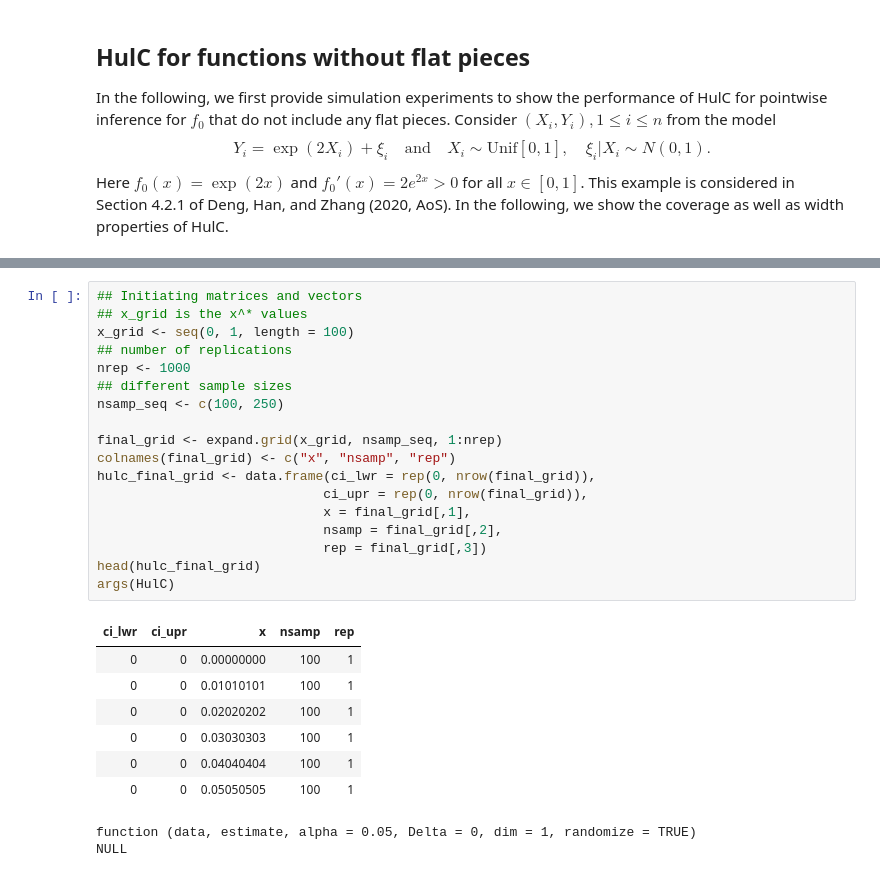
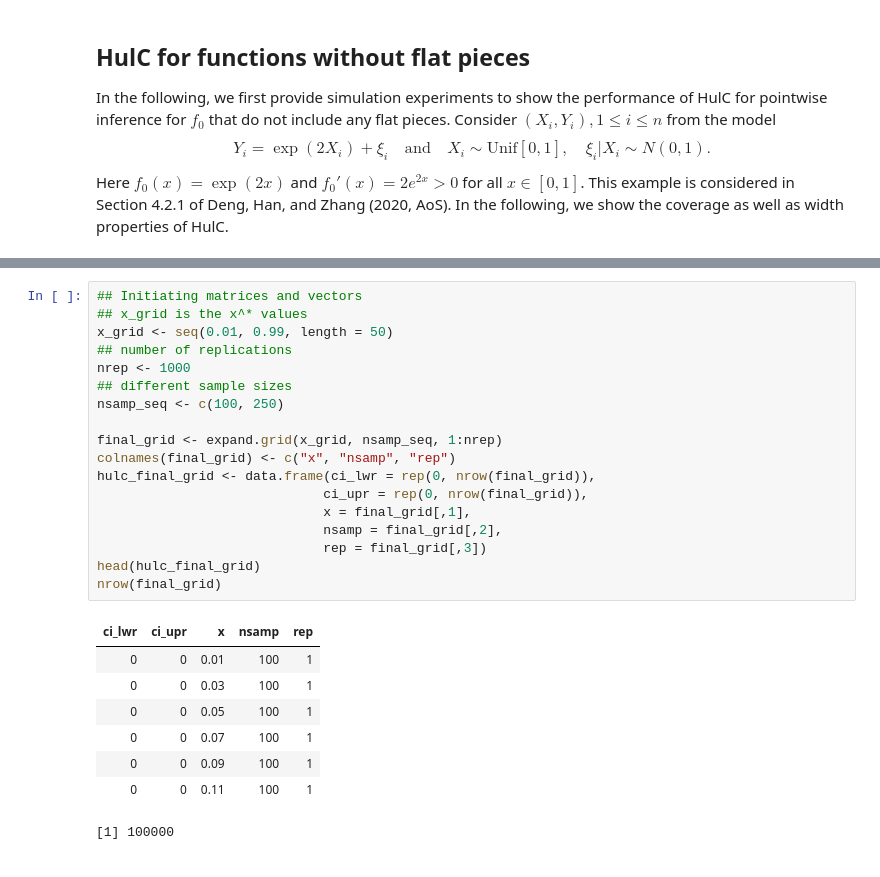
Before and after one commit to Arun-Kuchibhotla/HulC, a Jupyter notebook: R/HulC for Shape Constrained Regression.ipynb, the cells around one changed output, grey strips where cells are left out. Cells and saved outputs as stored; diff of their text form.

```diff
--- a/R/HulC for Shape Constrained Regression.ipynb
+++ b/R/HulC for Shape Constrained Regression.ipynb
@@ -129,31 +135,30 @@ ERROR: Error in B_low:B_up: NA/NaN argument
 # %%
 ## Initiating matrices and vectors
 ## x_grid is the x^* values
-x_grid <- seq(0, 1, length = 100)
+x_grid <- seq(0.01, 0.99, length = 50)
 ## number of replications
 nrep <- 1000
 ## different sample sizes
 nsamp_seq <- c(100, 250)
 
 final_grid <- expand.grid(x_grid, nsamp_seq, 1:nrep)
 colnames(final_grid) <- c("x", "nsamp", "rep")
 hulc_final_grid <- data.frame(ci_lwr = rep(0, nrow(final_grid)),
                              ci_upr = rep(0, nrow(final_grid)),
                              x = final_grid[,1],
                              nsamp = final_grid[,2],
                              rep = final_grid[,3])
 head(hulc_final_grid)
-args(HulC)
+nrow(final_grid)
 # %% [output]
 | ci_lwr | ci_upr | x | nsamp | rep |
-| 0 | 0 | 0.00000000 | 100 | 1 |
-| 0 | 0 | 0.01010101 | 100 | 1 |
-| 0 | 0 | 0.02020202 | 100 | 1 |
-| 0 | 0 | 0.03030303 | 100 | 1 |
-| 0 | 0 | 0.04040404 | 100 | 1 |
-| 0 | 0 | 0.05050505 | 100 | 1 |
+| 0 | 0 | 0.01 | 100 | 1 |
+| 0 | 0 | 0.03 | 100 | 1 |
+| 0 | 0 | 0.05 | 100 | 1 |
+| 0 | 0 | 0.07 | 100 | 1 |
+| 0 | 0 | 0.09 | 100 | 1 |
+| 0 | 0 | 0.11 | 100 | 1 |
-function (data, estimate, alpha = 0.05, Delta = 0, dim = 1, randomize = TRUE)
-NULL
+[1] 100000
 # %%
 ## Setting seed for reproducibility
 set.seed(2021)
```
Also changed, not shown: parts of 9 cells of this notebook, 1 other file.
